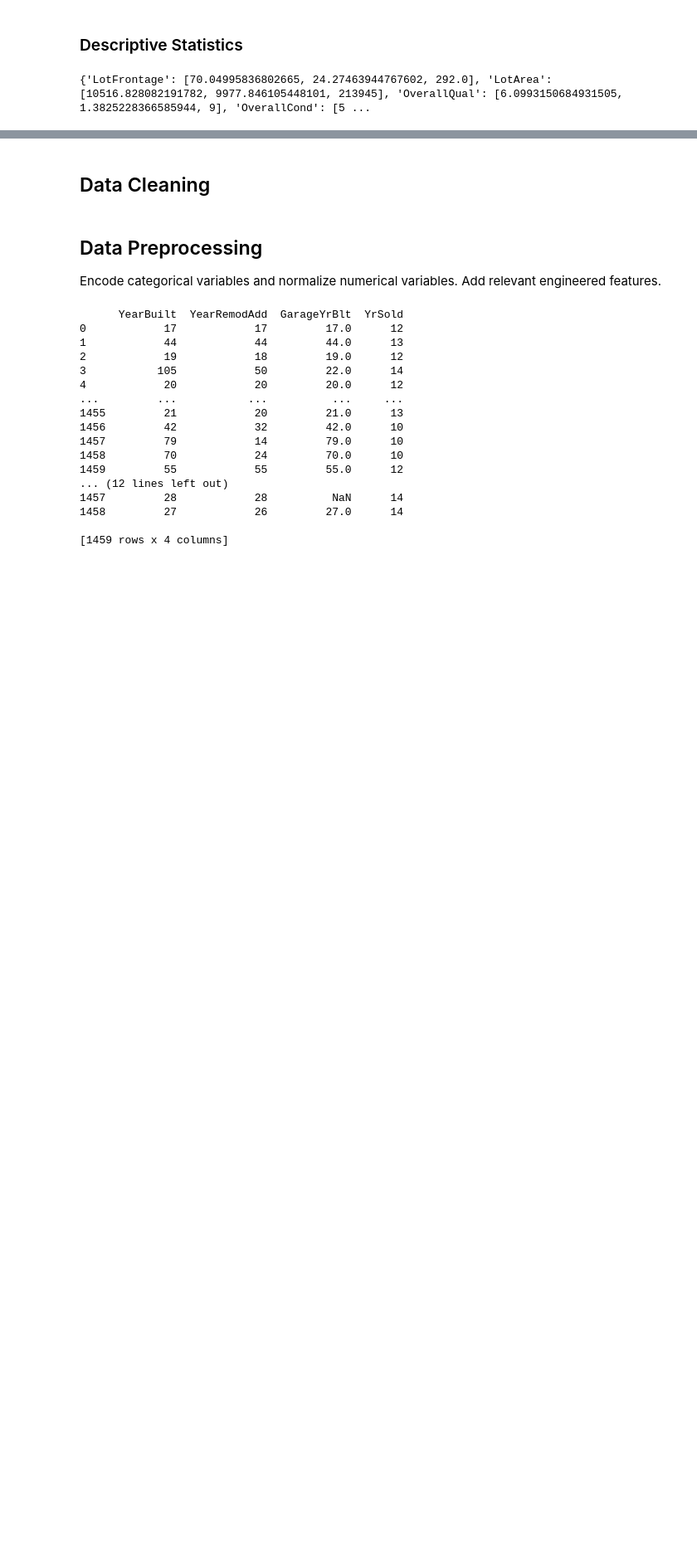
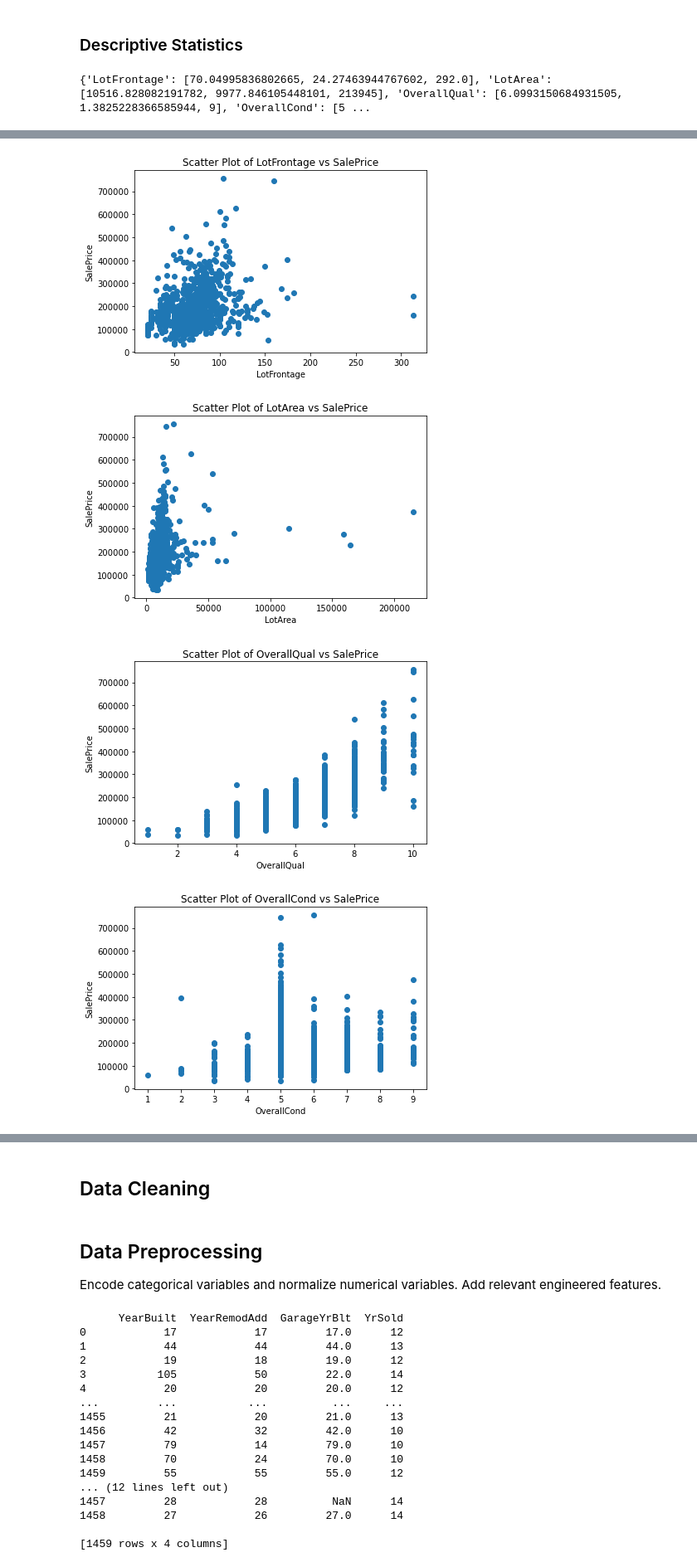
Before and after one commit to nachiketkhambhati/House-Price-Prediction, a Jupyter notebook: House_Price_Prediction.ipynb, the cells around one changed output, grey strips where cells are left out. Shown: that part at 83% size. Drawn from its saved outputs; the diff is of its cells as text; code cells hidden in the pictures; blank space fills up the shorter version.

Commit message:
Implemented correlation scatter plots and grid search for optimal parameters - increased overall accuracy

```diff
--- a/House_Price_Prediction.ipynb
+++ b/House_Price_Prediction.ipynb
@@ -247,0 +185,16 @@ for var in numerical_vars:
+# %%
+# Scatter plots for correlation of various numerical features with saleprice
+
+for var in numerical_vars:
+    plt.figure(facecolor="white")
+    plt.scatter(x=df_train[var], y=df_train["SalePrice"])
+    plt.xlabel(f"{var}")
+    plt.ylabel(f"SalePrice")
+    plt.title(f"Scatter Plot of {var} vs SalePrice")
+    plt.tight_layout()
+    plt.savefig(fname=f"Part3_figs/{var} vs SalePrice")
+# %% [output]
+[figure, added]
+[figure, added]
+[figure, added]
+[figure, added]
```
Also changed, not shown: parts of 15 cells of this notebook, 36 other files.
